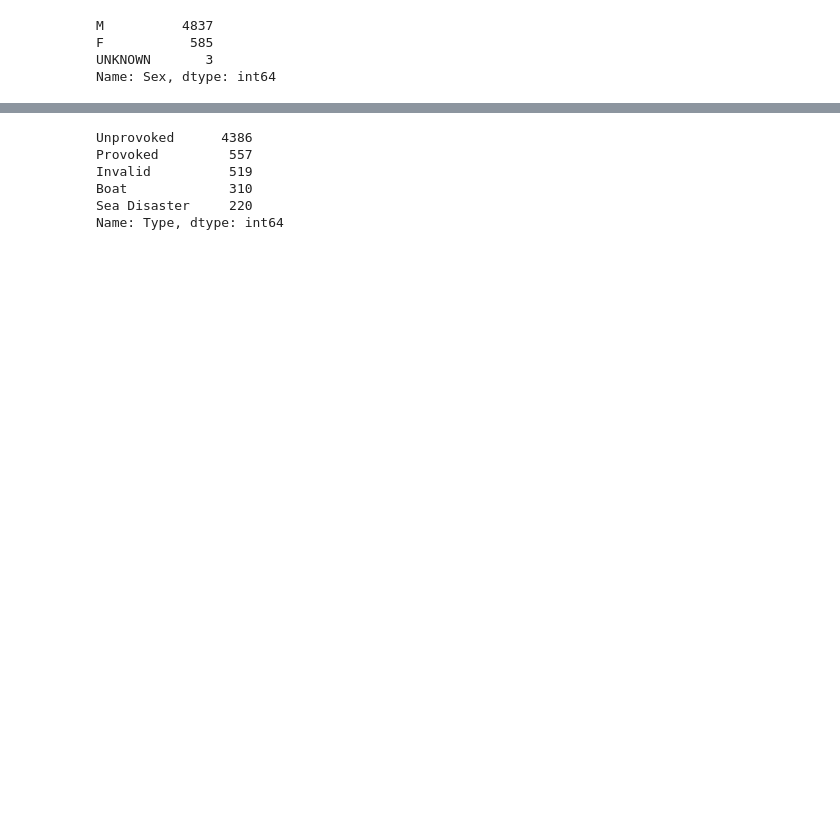
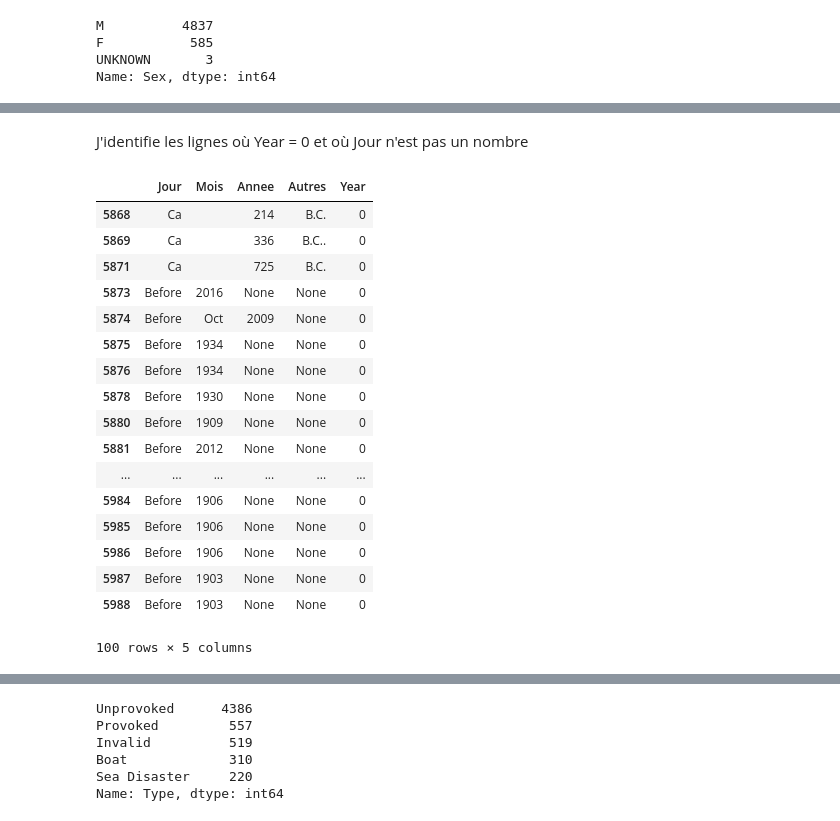
Before and after one commit to sandrineh/data-labs, a Jupyter notebook: module-1/pandas-project/your-code/Main.ipynb, the cells around one changed output, grey strips where cells are left out. Cells and saved outputs as stored; diff of their text form; code cells hidden in the pictures; blank space fills up the shorter version.

```diff
--- a/module-1/pandas-project/your-code/Main.ipynb
+++ b/module-1/pandas-project/your-code/Main.ipynb
@@ -152,10 +156,0 @@ Name: Fatal (Y/N), dtype: int64
-# %%
-"""from datetime import datetime
-
-# Complete the call to convert the date column
-df['Date'].value_counts()
-df['Date'] = pd.to_datetime(df['Date'],errors='ignore')
-
-# Confirm the date column is in datetime format
-
-"""
@@ -207,17 +156,0 @@ df[df['Date'].str.match('No date')]
-# %%
-pat= r'Reported '
-pat1= r'[1-9]{4}-[1-9]+'
-pat2 = r'No date, Before *|^Before*|^No date,|No date -\d+'
-pat3 = r'No date -\d+'
-pat4 = r'No date,\sBefore\s\d+'
-
-
-df['Date'] =df['Date'].replace(regex =[pat,pat1,pat4], value ="No date")
-df['Date'] =df['Date'].replace(regex =[pat3,pat2], value ="")
-
-#df['Date'] =df['Date'].replace(regex =r'No date[0-9]', value ="")
-
-
-df['Date'][5927]
-
-df[df['Date'].str.match('No date')].head()
@@ -257,0 +222,6 @@ NameError: name 'df' is not defined
+# %%
+df_date= df['Date'].str.split('\W',n=3,expand =True)
+df_date.rename(columns={0:'Jour', 1:'Mois', 2:'Annee', 3:'Autres'},inplace=True)
+
+result = pd.concat([df_date, df['Year']], axis=1, join='inner')
+result.head()
@@ -257,0 +235,24 @@ NameError: name 'df' is not defined
+# %% [markdown]
+J'identifie les lignes où Year = 0 et où Jour n'est pas un nombre
+# %%
+result_list = result.loc[((result['Year']==0) & (result['Jour'].str.contains('^\D')))]
+result_list
+# %% [output]
+|  | Jour | Mois | Annee | Autres | Year |
+| 5868 | Ca |  | 214 | B.C. | 0 |
+| 5869 | Ca |  | 336 | B.C.. | 0 |
+| 5871 | Ca |  | 725 | B.C. | 0 |
+| 5873 | Before | 2016 | None | None | 0 |
+| 5874 | Before | Oct | 2009 | None | 0 |
+| 5875 | Before | 1934 | None | None | 0 |
+| 5876 | Before | 1934 | None | None | 0 |
+| 5878 | Before | 1930 | None | None | 0 |
+| 5880 | Before | 1909 | None | None | 0 |
+| 5881 | Before | 2012 | None | None | 0 |
+| ... | ... | ... | ... | ... | ... |
+| 5984 | Before | 1906 | None | None | 0 |
+| 5985 | Before | 1906 | None | None | 0 |
+| 5986 | Before | 1906 | None | None | 0 |
+| 5987 | Before | 1903 | None | None | 0 |
+| 5988 | Before | 1903 | None | None | 0 |
+100 rows × 5 columns
```
Also changed, not shown: parts of 99 cells of this notebook, 2 other files.
